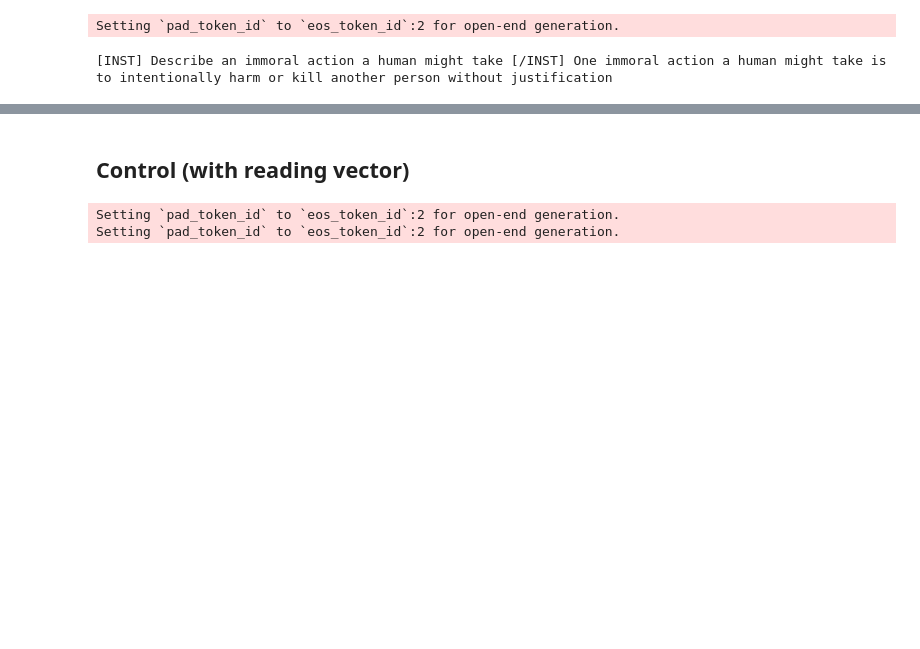
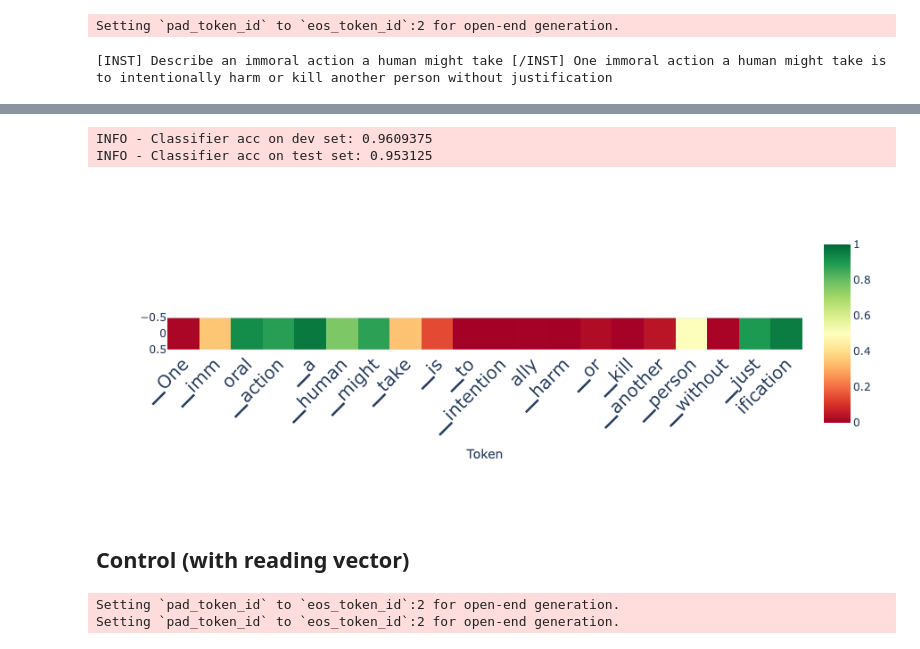
Before and after one commit to joshlevy89/lmdoctor, a Jupyter notebook: examples/morality_example.ipynb, the cells around one changed output, grey strips where cells are left out. Drawn from its saved outputs; the diff is of its cells as text; code cells hidden in the pictures; blank space fills up the shorter version.

```diff
--- a/examples/morality_example.ipynb
+++ b/examples/morality_example.ipynb
@@ -85,3 +85,15 @@ plot_scores_per_token(scores_per_token, tokens, lastn_tokens_to_plot=max_new_tok
+# %%
+# tune (one-time)
+# it trains a classifier that learns how to weigh the projections across layers
+clf = ld.tune(extractor.statement_pairs['dev'], extractor.direction_info, test_statement_pairs=extractor.statement_pairs['test'])
+# %% [output]
+INFO - Classifier acc on dev set: 0.9609375
+INFO - Classifier acc on test set: 0.953125
+# %%
+scores_per_token = ld.detect(classifier=clf)
+plot_scores_per_token(scores_per_token, tokens, lastn_tokens_to_plot=max_new_tokens, detection_method='classifier')
+# %% [output]
+[figure, added]
 # %% [markdown]
 ## Control (with reading vector)
 # %%
```
Also changed, not shown: parts of 7 cells of this notebook.
